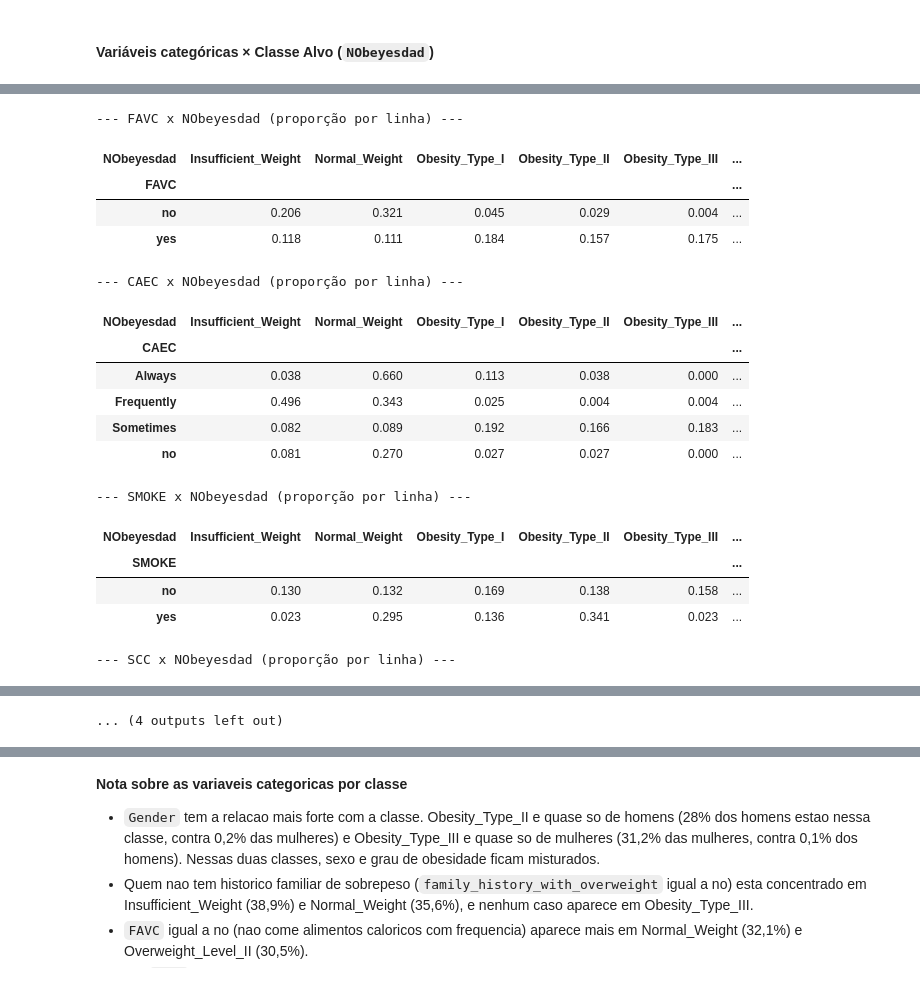
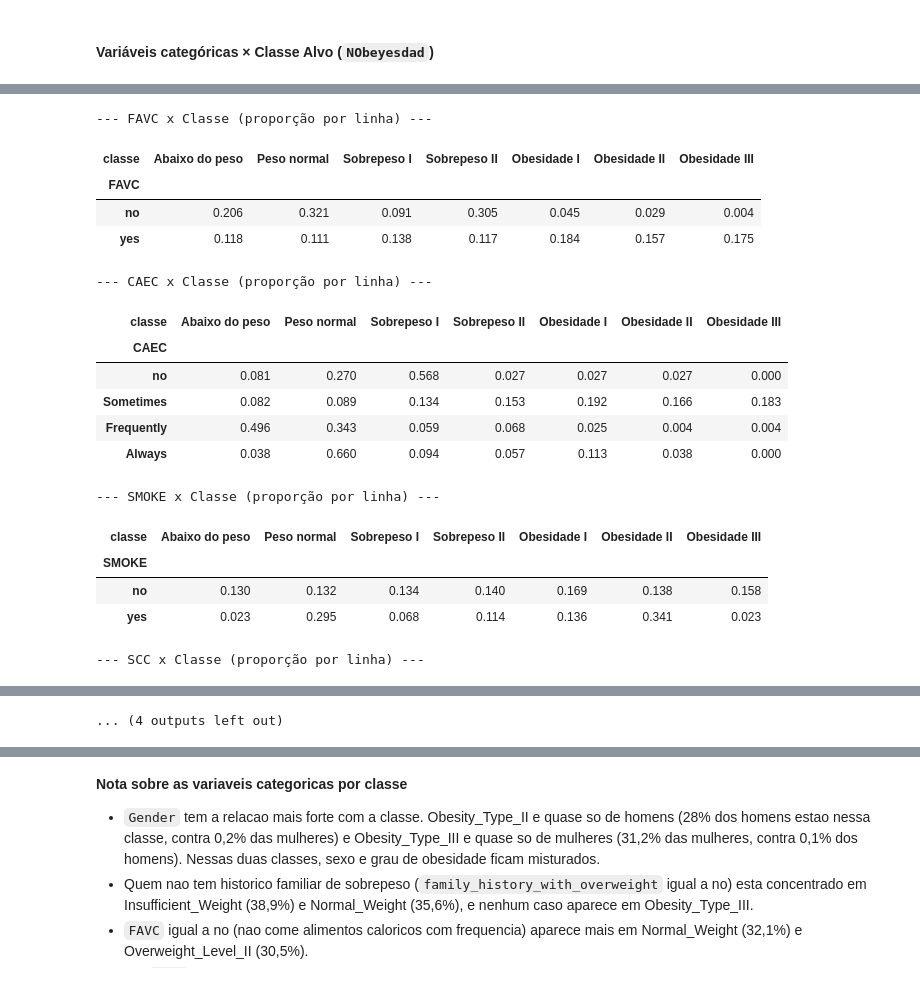
Before and after one commit to GalileuCMMoares/trabalho_AVD, a Jupyter notebook: notebooks/parte_comum/eda.ipynb, the cells around one changed output, grey strips where cells are left out. Cells and saved outputs as stored; diff of their text form; code cells hidden in the pictures.

```diff
--- a/notebooks/parte_comum/eda.ipynb
+++ b/notebooks/parte_comum/eda.ipynb
@@ -14,6 +14,29 @@ import seaborn as sns
 caminho = "../../data/parte_comum/ObesityDataSet_raw_and_data_sinthetic.csv"
 df = pd.read_csv(caminho)
 
+# [IA] Claude Code – ordem hierárquica das classes, nomes em português para os gráficos e ordem natural das categorias
+ORDEM_CLASSES = [
+    "Insufficient_Weight", "Normal_Weight", "Overweight_Level_I", "Overweight_Level_II",
+    "Obesity_Type_I", "Obesity_Type_II", "Obesity_Type_III",
+]
+NOMES_CLASSES = {
+    "Insufficient_Weight": "Abaixo do peso", "Normal_Weight": "Peso normal",
+    "Overweight_Level_I": "Sobrepeso I", "Overweight_Level_II": "Sobrepeso II",
+    "Obesity_Type_I": "Obesidade I", "Obesity_Type_II": "Obesidade II", "Obesity_Type_III": "Obesidade III",
+}
+ORDEM_NOMES_CLASSES = [NOMES_CLASSES[c] for c in ORDEM_CLASSES]
+CORES_CLASSES = dict(zip(ORDEM_NOMES_CLASSES, sns.color_palette("RdYlBu_r", len(ORDEM_CLASSES))))
+ORDEM_CATEGORIAS = {
+    "Gender": ["Female", "Male"],
+    "family_history_with_overweight": ["no", "yes"],
+    "FAVC": ["no", "yes"],
+    "SMOKE": ["no", "yes"],
+    "SCC": ["no", "yes"],
+    "CAEC": ["no", "Sometimes", "Frequently", "Always"],
+    "CALC": ["no", "Sometimes", "Frequently", "Always"],
+    "MTRANS": ["Automobile", "Public_Transportation", "Motorbike", "Bike", "Walking"],
+    "NObeyesdad": ORDEM_CLASSES,
+}
 print("Dataset carregado com sucesso!")
 df.head()
 # %% [output]
@@ -110,8 +145,11 @@ Novo formato após remoção das duplicadas: 2087 linhas e 17 colunas
 #### Tabelas de distribuição
 # %%
 # [IA] Google Gemini – estatísticas descritivas (numéricas) e tabelas de frequência (categóricas)
+# [IA] Claude Code – coluna auxiliar só para os gráficos (nomes em português, ordem do IMC)
+df["classe"] = pd.Categorical(df["NObeyesdad"].map(NOMES_CLASSES), categories=ORDEM_NOMES_CLASSES, ordered=True)
+
 colunas_num = df.select_dtypes(include=[np.number]).columns.tolist()
-colunas_cat = df.select_dtypes(exclude=[np.number]).columns.tolist()
+colunas_cat = df.select_dtypes(exclude=[np.number]).columns.drop("classe", errors="ignore").tolist()
 
 print("--- Resumo Estatístico (Variáveis Numéricas) ---")
 display(df[colunas_num].describe().T.round(2))
@@ -123,6 +161,8 @@ for col in colunas_cat:
         "Contagem": df[col].value_counts(dropna=False),
         "Proporção (%)": (df[col].value_counts(normalize=True, dropna=False) * 100).round(2)
     })
+    # [IA] Claude Code – categorias na ordem natural (ou hierárquica, no caso da classe)
+    tabela_freq = tabela_freq.reindex(ORDEM_CATEGORIAS.get(col, tabela_freq.index))
     display(tabela_freq)
 # %% [output]
 --- Resumo Estatístico (Variáveis Numéricas) ---
@@ -220,7 +261,8 @@ fig, axes = plt.subplots(nrows=2, ncols=4, figsize=(18, 8))
 axes = axes.flatten()
 
 for i, col in enumerate(colunas_cat_sem_alvo):
-    order = df[col].value_counts().index
+    # [IA] Claude Code – ordem natural das categorias (no < Sometimes < Frequently < Always)
+    order = ORDEM_CATEGORIAS.get(col, df[col].value_counts().index)
     sns.countplot(data=df, y=col, order=order, ax=axes[i])
     axes[i].set_title(f"Distribuição de {col}")
     axes[i].set_xlabel("Quantidade de registros")
@@ -297,7 +343,7 @@ As correlações entre as variáveis numéricas são fracas no geral. A maior é
 # [IA] Google Gemini – médias das variáveis numéricas por classe e boxplots por classe
 # [IA] GitHub Copilot – extensão dos boxplots para cobrir todas as variáveis numéricas
 print("--- Média das variáveis numéricas por classe ---")
-display(df.groupby("NObeyesdad")[colunas_num].mean().round(2))
+display(df.groupby("classe", observed=True)[colunas_num].mean().round(2))  # [IA] Claude Code – ordem do IMC e nomes em português
 
 ordem_classes = [
     "Insufficient_Weight",
@@ -313,7 +359,7 @@ fig, axes = plt.subplots(nrows=4, ncols=2, figsize=(16, 18))
 axes = axes.flatten()
 
 for i, col in enumerate(colunas_num):
-    sns.boxplot(data=df, y="NObeyesdad", x=col, order=ordem_classes, ax=axes[i])
+    sns.boxplot(data=df, y="classe", x=col, order=ORDEM_NOMES_CLASSES, hue="classe", palette=CORES_CLASSES, legend=False, ax=axes[i])
     axes[i].set_title(f"{col} por Classe de Obesidade")
     axes[i].set_xlabel(col)
     axes[i].set_ylabel("Classe" if i % 2 == 0 else "")
@@ -344,8 +390,9 @@ plt.show()
 #### Variáveis categóricas × Classe Alvo (`NObeyesdad`)
 # %%
 # [IA] Google Gemini – tabelas cruzadas normalizadas por linha (categóricas x NObeyesdad)
+# [IA] Claude Code – linhas na ordem natural e colunas na ordem do IMC, com nomes em português
 for col in colunas_cat_sem_alvo:
-    print(f"\n--- {col} x NObeyesdad (proporção por linha) ---")
-    tabela = pd.crosstab(df[col], df["NObeyesdad"], normalize="index").round(3)
-    display(tabela)
+    print(f"\n--- {col} x Classe (proporção por linha) ---")
+    tabela = pd.crosstab(df[col], df["classe"], normalize="index").round(3)
+    display(tabela.reindex(ORDEM_CATEGORIAS.get(col, tabela.index)))
 # %% [output]
@@ -362,18 +409,18 @@ for col in colunas_cat_sem_alvo:
---- FAVC x NObeyesdad (proporção por linha) ---
+--- FAVC x Classe (proporção por linha) ---
-| NObeyesdad | Insufficient_Weight | Normal_Weight | Obesity_Type_I | Obesity_Type_II | Obesity_Type_III | ... |
-| FAVC |  |  |  |  |  | ... |
-| no | 0.206 | 0.321 | 0.045 | 0.029 | 0.004 | ... |
-| yes | 0.118 | 0.111 | 0.184 | 0.157 | 0.175 | ... |
+| classe | Abaixo do peso | Peso normal | Sobrepeso I | Sobrepeso II | Obesidade I | Obesidade II | Obesidade III |
+| FAVC |  |  |  |  |  |  |  |
+| no | 0.206 | 0.321 | 0.091 | 0.305 | 0.045 | 0.029 | 0.004 |
+| yes | 0.118 | 0.111 | 0.138 | 0.117 | 0.184 | 0.157 | 0.175 |
---- CAEC x NObeyesdad (proporção por linha) ---
+--- CAEC x Classe (proporção por linha) ---
-| NObeyesdad | Insufficient_Weight | Normal_Weight | Obesity_Type_I | Obesity_Type_II | Obesity_Type_III | ... |
-| CAEC |  |  |  |  |  | ... |
-| Always | 0.038 | 0.660 | 0.113 | 0.038 | 0.000 | ... |
-| Frequently | 0.496 | 0.343 | 0.025 | 0.004 | 0.004 | ... |
-| Sometimes | 0.082 | 0.089 | 0.192 | 0.166 | 0.183 | ... |
-| no | 0.081 | 0.270 | 0.027 | 0.027 | 0.000 | ... |
+| classe | Abaixo do peso | Peso normal | Sobrepeso I | Sobrepeso II | Obesidade I | Obesidade II | Obesidade III |
+| CAEC |  |  |  |  |  |  |  |
+| no | 0.081 | 0.270 | 0.568 | 0.027 | 0.027 | 0.027 | 0.000 |
+| Sometimes | 0.082 | 0.089 | 0.134 | 0.153 | 0.192 | 0.166 | 0.183 |
+| Frequently | 0.496 | 0.343 | 0.059 | 0.068 | 0.025 | 0.004 | 0.004 |
+| Always | 0.038 | 0.660 | 0.094 | 0.057 | 0.113 | 0.038 | 0.000 |
---- SMOKE x NObeyesdad (proporção por linha) ---
+--- SMOKE x Classe (proporção por linha) ---
-| NObeyesdad | Insufficient_Weight | Normal_Weight | Obesity_Type_I | Obesity_Type_II | Obesity_Type_III | ... |
-| SMOKE |  |  |  |  |  | ... |
-| no | 0.130 | 0.132 | 0.169 | 0.138 | 0.158 | ... |
-| yes | 0.023 | 0.295 | 0.136 | 0.341 | 0.023 | ... |
+| classe | Abaixo do peso | Peso normal | Sobrepeso I | Sobrepeso II | Obesidade I | Obesidade II | Obesidade III |
+| SMOKE |  |  |  |  |  |  |  |
+| no | 0.130 | 0.132 | 0.134 | 0.140 | 0.169 | 0.138 | 0.158 |
+| yes | 0.023 | 0.295 | 0.068 | 0.114 | 0.136 | 0.341 | 0.023 |
---- SCC x NObeyesdad (proporção por linha) ---
+--- SCC x Classe (proporção por linha) ---
```
Also changed, not shown: parts of 9 cells of this notebook, 19 other files.
